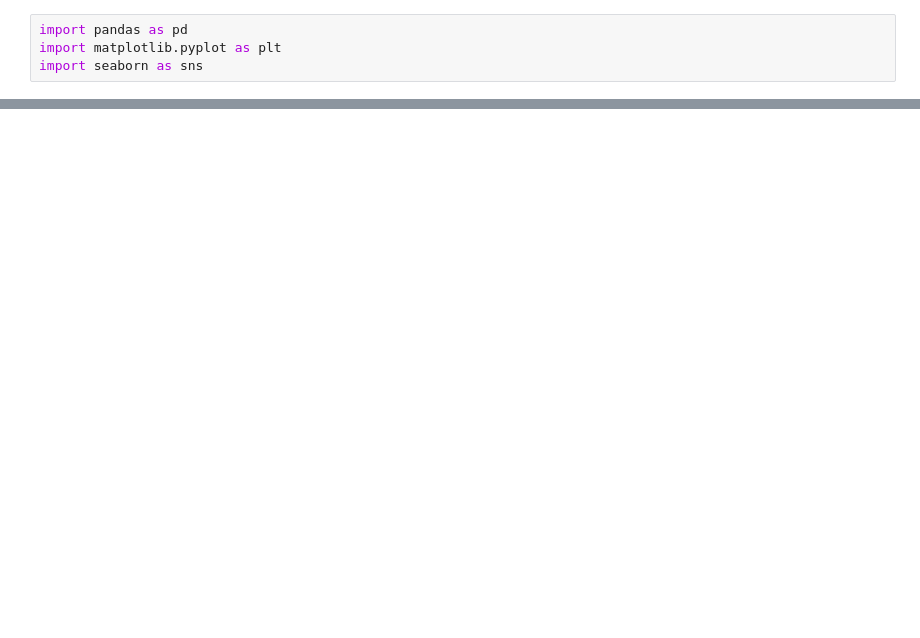
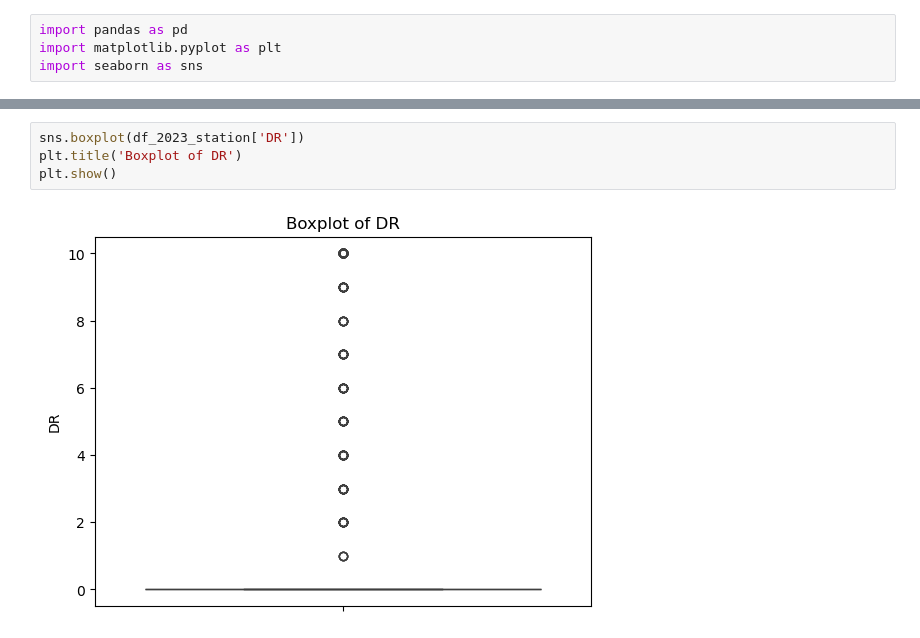
Before and after one commit to AnnavanHerwijnen/TIL6022_python_project, a Jupyter notebook: KNMI_OVfiets_2023-2024_comparison.ipynb, the cells around one changed output, grey strips where cells are left out. Cells and saved outputs as stored; diff of their text form; blank space fills up the shorter version.

```diff
--- a/KNMI_OVfiets_2023-2024_comparison.ipynb
+++ b/KNMI_OVfiets_2023-2024_comparison.ipynb
@@ -81,0 +147,6 @@ df_2023.head()
+# %%
+sns.boxplot(df_2023_station['DR'])
+plt.title('Boxplot of DR')
+plt.show()
+# %% [output]
+[figure, added]
```
Also changed, not shown: parts of 14 cells of this notebook.
